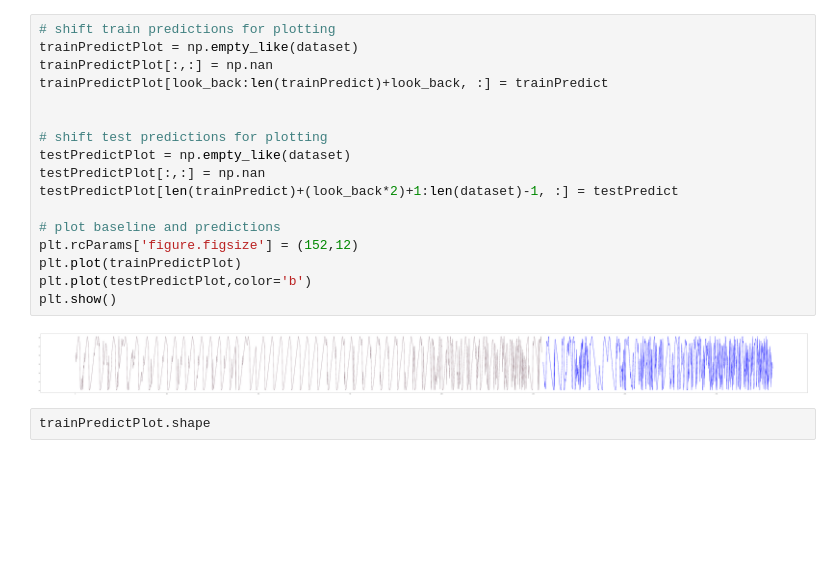
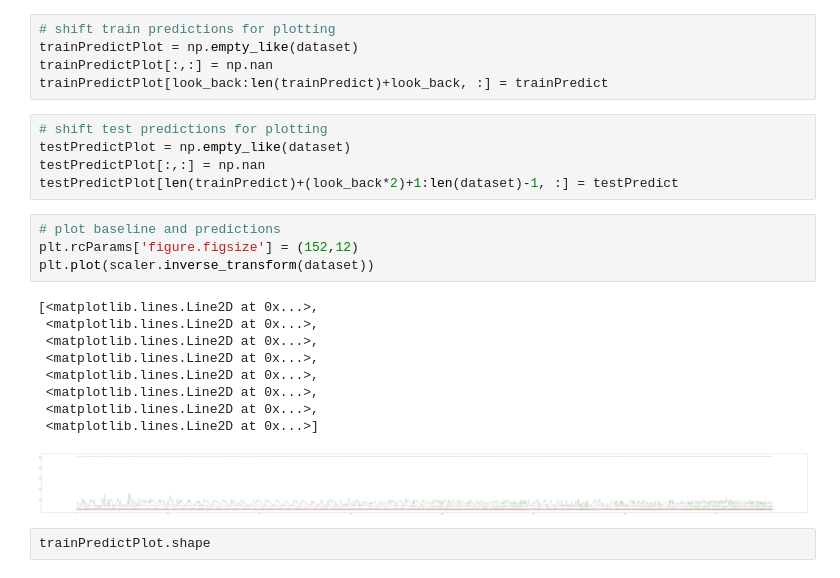
Before and after one commit to SamuelHericles/climate_data, a Jupyter notebook: Model_machine_learning/LSTM_windows_method.ipynb, the cells around one changed output. Drawn from its saved outputs; the diff is of its cells as text; blank space fills up the shorter version.

```diff
--- a/Model_machine_learning/LSTM_windows_method.ipynb
+++ b/Model_machine_learning/LSTM_windows_method.ipynb
@@ -124,22 +150,27 @@ Test Score: 0.32 RMSE
+# %%
+# shift train predictions for plotting
+trainPredictPlot = np.empty_like(dataset)
+trainPredictPlot[:,:] = np.nan
+trainPredictPlot[look_back:len(trainPredict)+look_back, :] = trainPredict
 # %%
-# shift train predictions for plotting
-trainPredictPlot = np.empty_like(dataset)
-trainPredictPlot[:,:] = np.nan
-trainPredictPlot[look_back:len(trainPredict)+look_back, :] = trainPredict
-
-
 # shift test predictions for plotting
 testPredictPlot = np.empty_like(dataset)
 testPredictPlot[:,:] = np.nan
 testPredictPlot[len(trainPredict)+(look_back*2)+1:len(dataset)-1, :] = testPredict
-
-# plot baseline and predictions
-plt.rcParams['figure.figsize'] = (152,12)
-plt.plot(trainPredictPlot)
-plt.plot(testPredictPlot,color='b')
-plt.show()
-# %% [output]
-[figure, removed]
+# %%
+# plot baseline and predictions
+plt.rcParams['figure.figsize'] = (152,12)
+plt.plot(scaler.inverse_transform(dataset))
+# %% [output]
+[<matplotlib.lines.Line2D at 0x...>,
+ <matplotlib.lines.Line2D at 0x...>,
+ <matplotlib.lines.Line2D at 0x...>,
+ <matplotlib.lines.Line2D at 0x...>,
+ <matplotlib.lines.Line2D at 0x...>,
+ <matplotlib.lines.Line2D at 0x...>,
+ <matplotlib.lines.Line2D at 0x...>,
+ <matplotlib.lines.Line2D at 0x...>]
+[figure, added]
 # %%
 trainPredictPlot.shape
 # %% [output]
```
Also changed, not shown: parts of 15 cells of this notebook, 8 other files.
